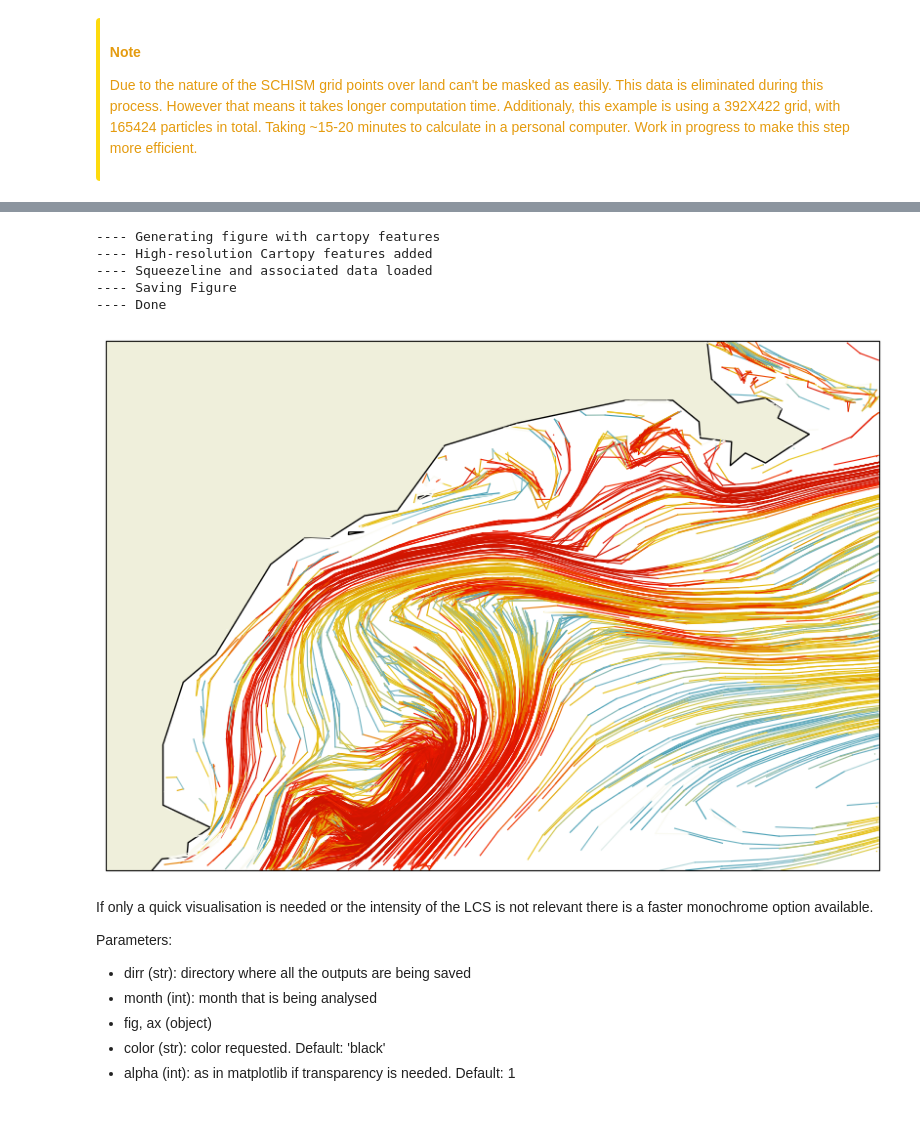
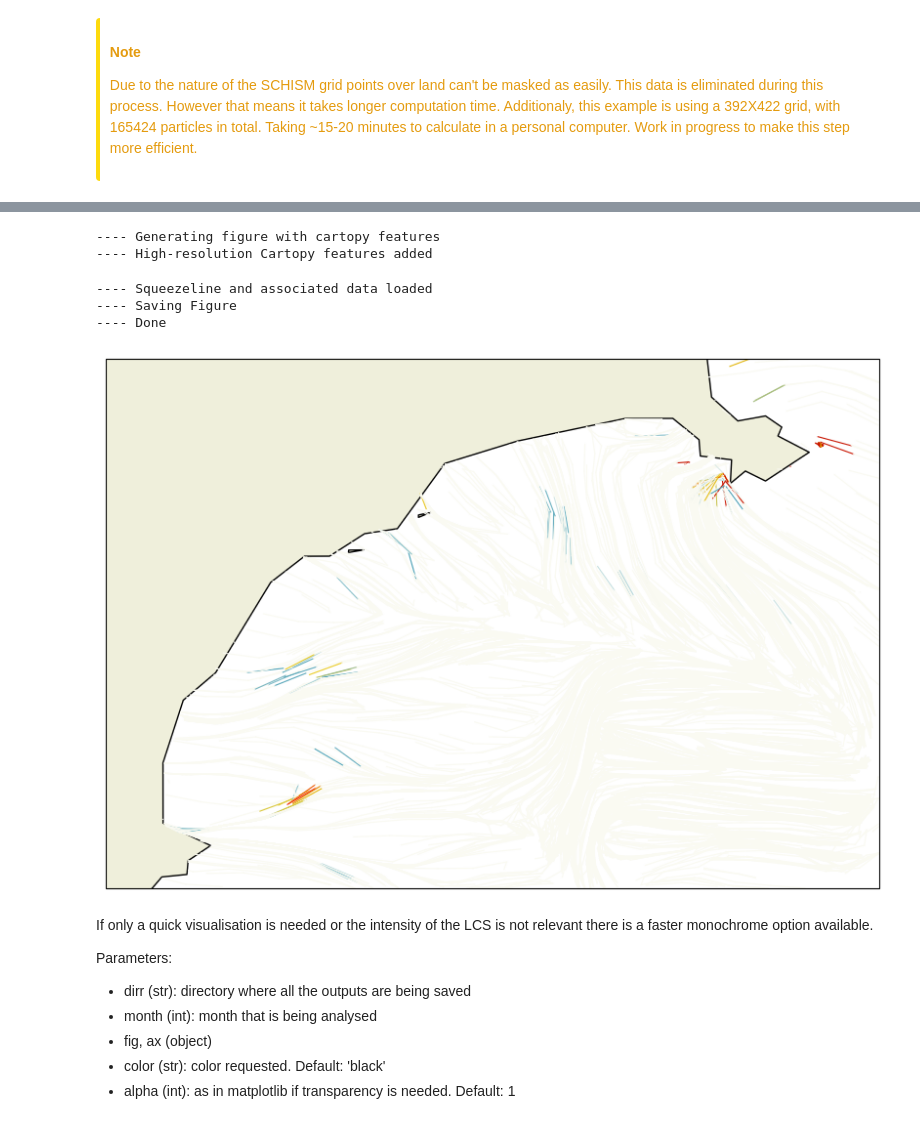
Before and after one commit to MireyaMMO/cLCS, a Jupyter notebook: examples/03_LCS_SCHISM_stokes_only.ipynb, the cells around one changed output, grey strips where cells are left out. Drawn from its saved outputs; the diff is of its cells as text; code cells hidden in the pictures.

Commit message:
Final version of SCHISM support ready for merge

```diff
--- a/examples/03_LCS_SCHISM_stokes_only.ipynb
+++ b/examples/03_LCS_SCHISM_stokes_only.ipynb
@@ -39,5 +39,5 @@ In this section we define the file-environment related parameters. Such as:
 # %%
-id = "SCHISM_LCS"
+id = "SCHISM_LCS_stokes_only"
 climatology = False
 
 vars_dict = {
@@ -225,6 +231,8 @@ squeezelines.run()
 # %%
 import numpy as np
 
+output_dir = os.path.join(dirr, id)
+CG_file = os.path.join(output_dir, f"LCS_{id}_01-CG.p")
 LCS_file = os.path.join(output_dir, f"LCS_{id}_01.p")
 PX, PY = np.load(LCS_file, "rb", allow_pickle=True)
 
@@ -253,27 +265,28 @@ Other parameters that can be defined are:
 # %%
 from cLCS.plotting_cLCS import *
 
 fig, ax = cLCSrho_cartopy_colour(
     dirr,
     id,
     colourmap="Zissou",
     fig=None,
     ax=None,
     projection=ccrs.PlateCarree(),
     line_spacing=1,
     save_fig="png",
     corners=domain,
     climatology=False,
     squeezelines_file=LCS_file,
     CG_file=CG_file,
+    LCS_strength="weak",
 )
 # %% [output]
 ---- Generating figure with cartopy features
 ---- High-resolution Cartopy features added
----- Squeezeline and associated data loaded
----- Saving Figure
----- Done
+---- Squeezeline and associated data loaded
+---- Saving Figure
+---- Done
-[figure, old version]
+[figure, new version]
 # %% [markdown]
 If only a quick visualisation is needed or the intensity of the LCS is not relevant there is a faster monochrome option available.
 
```
Also changed, not shown: parts of 11 cells of this notebook, 8 other files.
